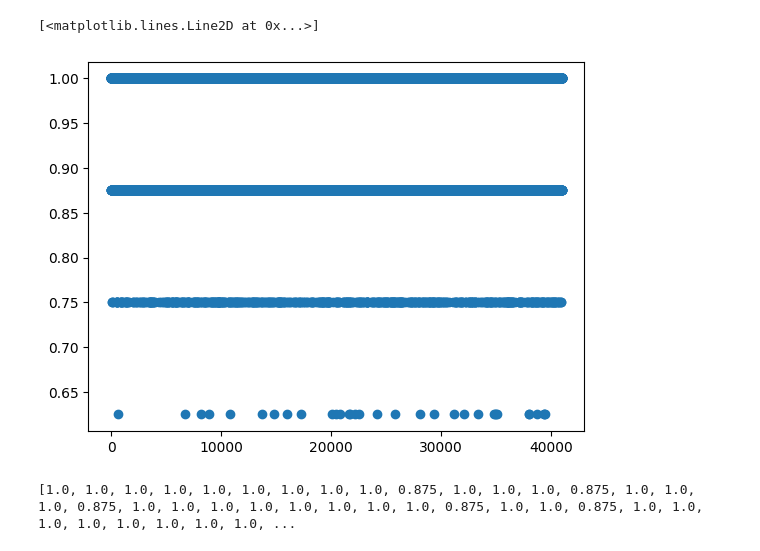
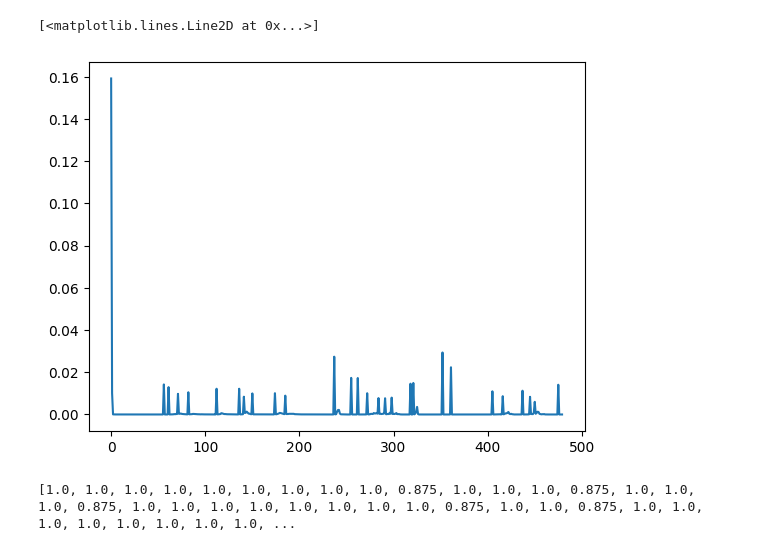
Before and after one commit to livmabj/multimodal_healthcare, a Jupyter notebook: plots.ipynb, the cells around one changed output. Drawn from its saved outputs; the diff is of its cells as text; code cells hidden in the pictures.

Commit message:
:alembic: plot for smaller size of dataset

```diff
--- a/plots.ipynb
+++ b/plots.ipynb
@@ -3,25 +3,25 @@ import matplotlib.pyplot as plt
 import numpy as np
 import pickle
 # %%
-with open(r"train_losses.pkl", "rb") as input_file:
+with open(r"train_losses_small.pkl", "rb") as input_file:
     train_losses = pickle.load(input_file)
 
-with open(r"train_accs.pkl", "rb") as input_file:
+with open(r"train_accs_small.pkl", "rb") as input_file:
     train_accs = pickle.load(input_file)
 
-with open(r"val_losses.pkl", "rb") as input_file:
+with open(r"val_losses_small.pkl", "rb") as input_file:
     val_losses = pickle.load(input_file)
 
-with open(r"val_accs.pkl", "rb") as input_file:
+with open(r"val_accs_small.pkl", "rb") as input_file:
     val_accs = pickle.load(input_file)
 # %%
-y = train_accs
+y = train_losses
 x = list(range(len(y)))
 
 plt.plot(x,y)
 # %% [output]
 [<matplotlib.lines.Line2D at 0x...>]
-[figure, old version]
+[figure, new version]
 # %%
 print(train_accs)
 # %% [output]
```
